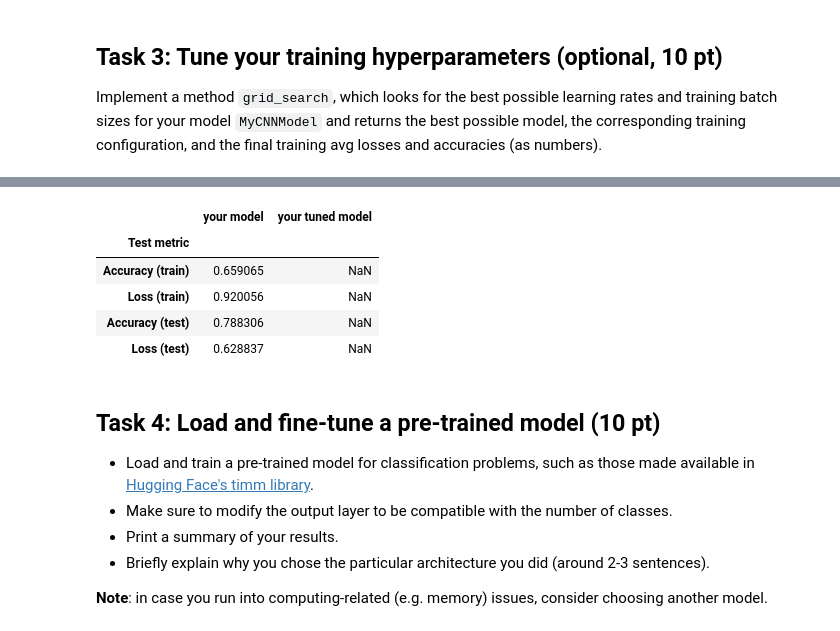
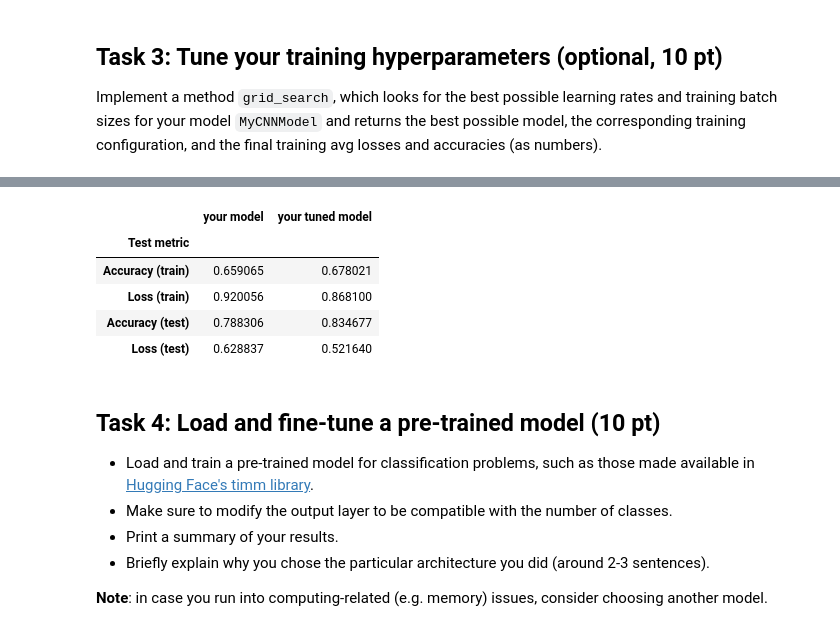
Before and after one commit to hertie-data-science-lab/assignment-2-ps-2f, a Jupyter notebook: main.ipynb, the cells around one changed output, grey strips where cells are left out. Drawn from its saved outputs; the diff is of its cells as text; code cells hidden in the pictures.

```diff
--- a/main.ipynb
+++ b/main.ipynb
@@ -659,21 +659,21 @@ Final running batch averages are 0.63 loss and 80.6% acurracy
 # %%
 #ADDED: Build DataFrame for reporting later in Task 5
 df_t23 = pd.DataFrame(np.nan,
                   index = ['Accuracy (train)', 'Loss (train)', 'Accuracy (test)', 'Loss (test)'],
                   columns = ['your model', 'your tuned model'])
 df_t23.index.name = 'Test metric'
 
 #Input base model metrics
 df_t23['your model'] = [train_acc[-1], train_loss[-1], test_acc[-1].item(), test_loss[-1]]
-#df['your tuned model'] = [best_avg_acc, best_avg_loss, best_test_acc[-1].item(), best_test_loss[-1]]
+df_t23['your tuned model'] = [best_avg_acc, best_avg_loss, best_test_acc[-1].item(), best_test_loss[-1]]
 df_t23
 # %% [output]
 |  | your model | your tuned model |
 | Test metric |  |  |
-| Accuracy (train) | 0.659065 | NaN |
-| Loss (train) | 0.920056 | NaN |
-| Accuracy (test) | 0.788306 | NaN |
-| Loss (test) | 0.628837 | NaN |
+| Accuracy (train) | 0.659065 | 0.678021 |
+| Loss (train) | 0.920056 | 0.868100 |
+| Accuracy (test) | 0.788306 | 0.834677 |
+| Loss (test) | 0.628837 | 0.521640 |
 # %% [markdown]
 ## Task 4: Load and fine-tune a pre-trained model (10 pt)
 
```
Also changed, not shown: parts of 6 cells of this notebook.
